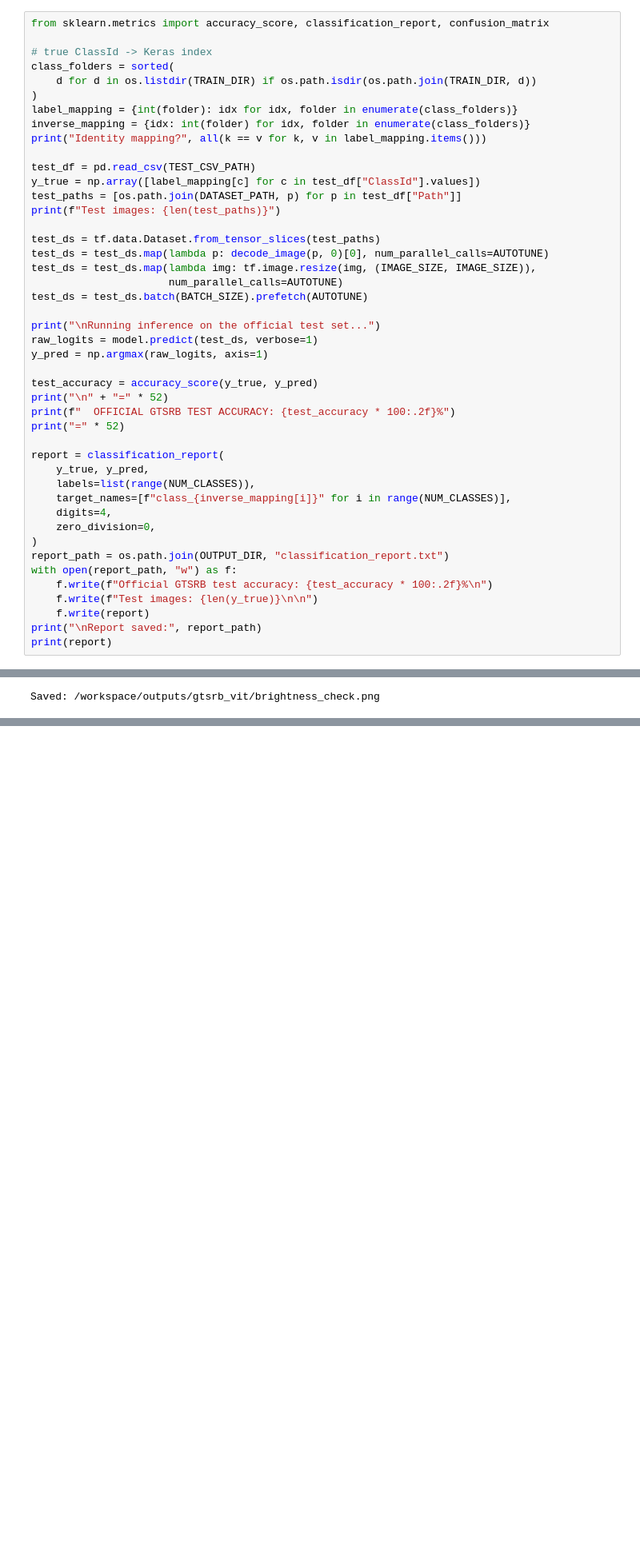
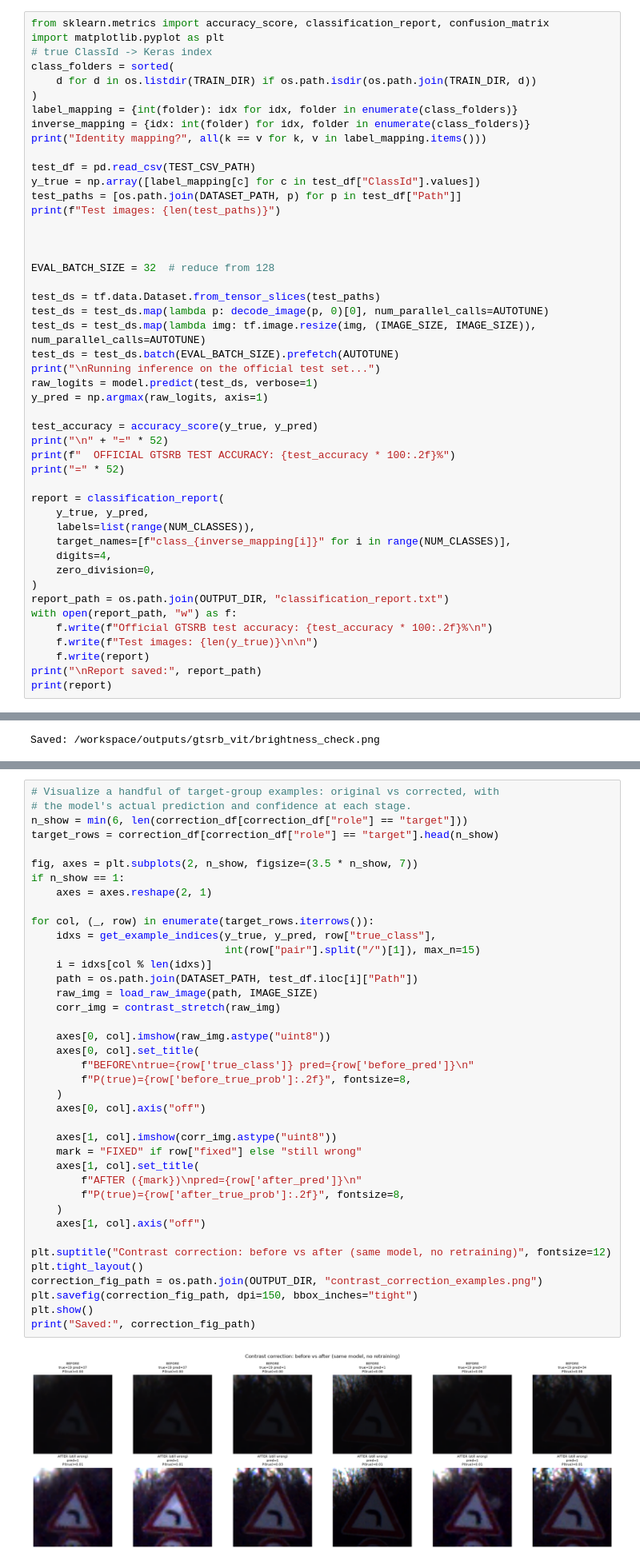
Before and after one commit to RagulAaryah/Traffic-Sign-Recognition-using-Vision-Transformers-for-Autonomous-Driving, a Jupyter notebook: Version-1-Mechanical-development/gtsrb_vit_runpod_v1.ipynb, the cells around one changed output, grey strips where cells are left out. Shown at 80% size. Drawn from its saved outputs; the diff is of its cells as text; blank space fills up the shorter version.

```diff
--- a/Version-1-Mechanical-development/gtsrb_vit_runpod_v1.ipynb
+++ b/Version-1-Mechanical-development/gtsrb_vit_runpod_v1.ipynb
@@ -743,6 +738,6 @@ hit when reloading from disk.
 # %%
 from sklearn.metrics import accuracy_score, classification_report, confusion_matrix
-
+import matplotlib.pyplot as plt
 # true ClassId -> Keras index
 class_folders = sorted(
     d for d in os.listdir(TRAIN_DIR) if os.path.isdir(os.path.join(TRAIN_DIR, d))
@@ -756,12 +751,14 @@ y_true = np.array([label_mapping[c] for c in test_df["ClassId"].values])
 test_paths = [os.path.join(DATASET_PATH, p) for p in test_df["Path"]]
 print(f"Test images: {len(test_paths)}")
 
+
+
+EVAL_BATCH_SIZE = 32  # reduce from 128
+
 test_ds = tf.data.Dataset.from_tensor_slices(test_paths)
 test_ds = test_ds.map(lambda p: decode_image(p, 0)[0], num_parallel_calls=AUTOTUNE)
-test_ds = test_ds.map(lambda img: tf.image.resize(img, (IMAGE_SIZE, IMAGE_SIZE)),
-                      num_parallel_calls=AUTOTUNE)
-test_ds = test_ds.batch(BATCH_SIZE).prefetch(AUTOTUNE)
-
+test_ds = test_ds.map(lambda img: tf.image.resize(img, (IMAGE_SIZE, IMAGE_SIZE)), num_parallel_calls=AUTOTUNE)
+test_ds = test_ds.batch(EVAL_BATCH_SIZE).prefetch(AUTOTUNE)
 print("\nRunning inference on the official test set...")
 raw_logits = model.predict(test_ds, verbose=1)
 y_pred = np.argmax(raw_logits, axis=1)
@@ -1302,0 +1426,41 @@ Saved: /workspace/outputs/gtsrb_vit/brightness_check.png
+# %%
+# Visualize a handful of target-group examples: original vs corrected, with
+# the model's actual prediction and confidence at each stage.
+n_show = min(6, len(correction_df[correction_df["role"] == "target"]))
+target_rows = correction_df[correction_df["role"] == "target"].head(n_show)
+
+fig, axes = plt.subplots(2, n_show, figsize=(3.5 * n_show, 7))
+if n_show == 1:
+    axes = axes.reshape(2, 1)
+
+for col, (_, row) in enumerate(target_rows.iterrows()):
+    idxs = get_example_indices(y_true, y_pred, row["true_class"],
+                               int(row["pair"].split("/")[1]), max_n=15)
+    i = idxs[col % len(idxs)]
+    path = os.path.join(DATASET_PATH, test_df.iloc[i]["Path"])
+    raw_img = load_raw_image(path, IMAGE_SIZE)
+    corr_img = contrast_stretch(raw_img)
+
+    axes[0, col].imshow(raw_img.astype("uint8"))
+    axes[0, col].set_title(
+        f"BEFORE\ntrue={row['true_class']} pred={row['before_pred']}\n"
+        f"P(true)={row['before_true_prob']:.2f}", fontsize=8,
+    )
+    axes[0, col].axis("off")
+
+    axes[1, col].imshow(corr_img.astype("uint8"))
+    mark = "FIXED" if row["fixed"] else "still wrong"
+    axes[1, col].set_title(
+        f"AFTER ({mark})\npred={row['after_pred']}\n"
+        f"P(true)={row['after_true_prob']:.2f}", fontsize=8,
+    )
+    axes[1, col].axis("off")
+
+plt.suptitle("Contrast correction: before vs after (same model, no retraining)", fontsize=12)
+plt.tight_layout()
+correction_fig_path = os.path.join(OUTPUT_DIR, "contrast_correction_examples.png")
+plt.savefig(correction_fig_path, dpi=150, bbox_inches="tight")
+plt.show()
+print("Saved:", correction_fig_path)
+# %% [output]
+[figure, added]
```
Also changed, not shown: parts of 16 cells of this notebook.
